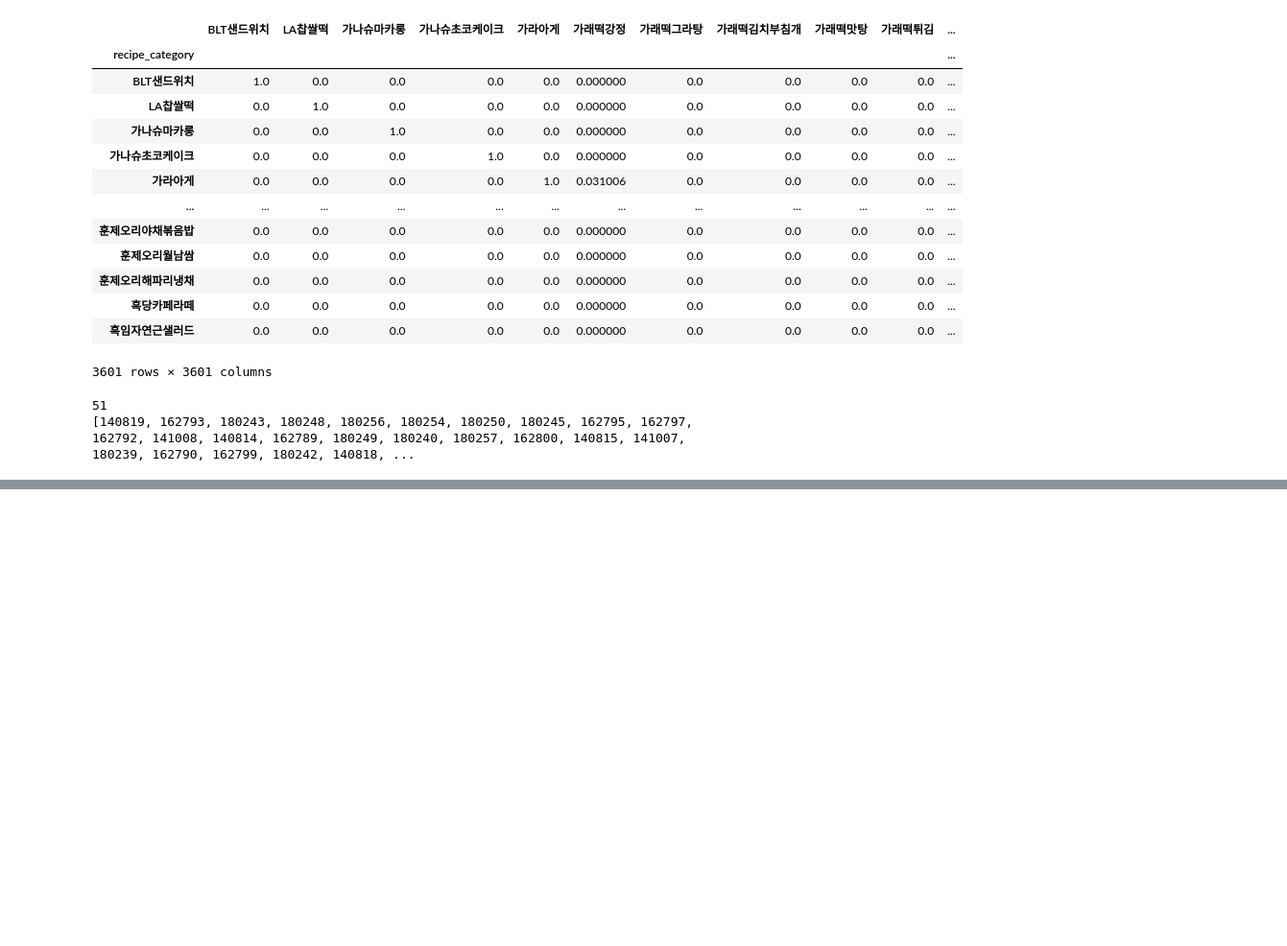
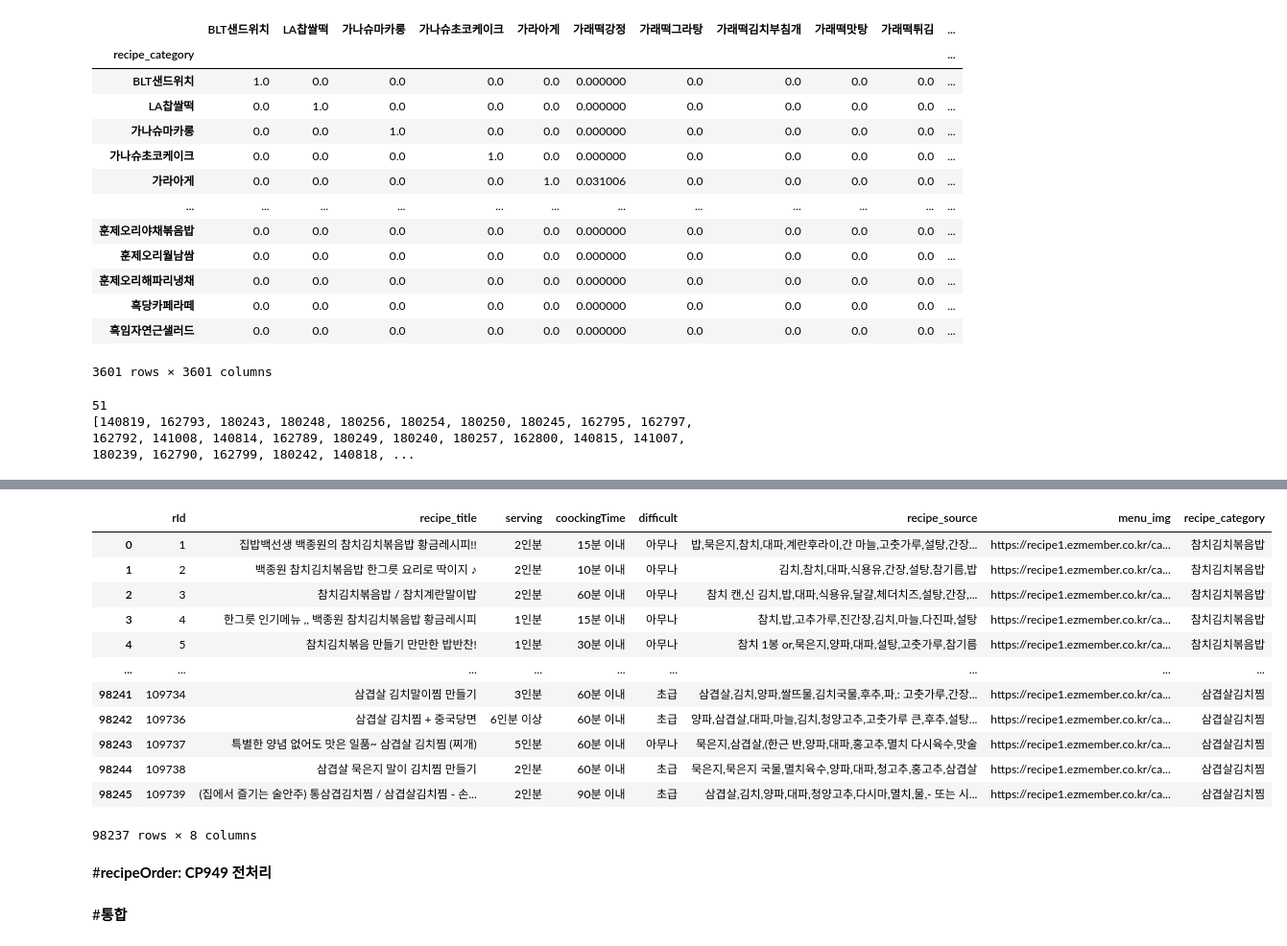
Before and after one commit to ahinkim/Recipick, a Jupyter notebook: Bigdata/bigdata/categoryML.ipynb, the cells around one changed output, grey strips where cells are left out. Shown at 96% size. Saved outputs shown, nothing was run; the diff lists cells and outputs as text; code cells hidden in the pictures; blank space fills up the shorter version.

```diff
--- a/Bigdata/bigdata/categoryML.ipynb
+++ b/Bigdata/bigdata/categoryML.ipynb
@@ -501,0 +448,2 @@ print(recipeList) #recipeList를 전달하고 해당되는 레시피를 클라
+# %%
+recipeData = pd.read_csv('RecipeData.csv',encoding='cp949')
@@ -501,0 +452,2 @@ print(recipeList) #recipeList를 전달하고 해당되는 레시피를 클라
+# %%
+recipeData = recipeData[recipeData['recipe_title'] != '#NAME?']
@@ -501,0 +456,18 @@ print(recipeList) #recipeList를 전달하고 해당되는 레시피를 클라
+# %%
+recipeData.head(98237)
+# %% [output]
+|  | rId | recipe_title | serving | coockingTime | difficult | recipe_source | menu_img | recipe_category |
+| 0 | 1 | 집밥백선생 백종원의 참치김치볶음밥 황금레시피!! | 2인분 | 15분 이내 | 아무나 | 밥,묵은지,참치,대파,계란후라이,간 마늘,고춧가루,설탕,간장... | https://recipe1.ezmember.co.kr/ca... | 참치김치볶음밥 |
+| 1 | 2 | 백종원 참치김치볶음밥 한그릇 요리로 딱이지 ♪ | 2인분 | 10분 이내 | 아무나 | 김치,참치,대파,식용유,간장,설탕,참기름,밥 | https://recipe1.ezmember.co.kr/ca... | 참치김치볶음밥 |
+| 2 | 3 | 참치김치볶음밥 / 참치계란말이밥 | 2인분 | 60분 이내 | 아무나 | 참치 캔,신 김치,밥,대파,식용유,달걀,체더치즈,설탕,간장,... | https://recipe1.ezmember.co.kr/ca... | 참치김치볶음밥 |
+| 3 | 4 | 한그릇 인기메뉴 ,, 백종원 참치김치볶음밥 황금레시피 | 1인분 | 15분 이내 | 아무나 | 참치,밥,고추가루,진간장,김치,마늘,다진파,설탕 | https://recipe1.ezmember.co.kr/ca... | 참치김치볶음밥 |
+| 4 | 5 | 참치김치볶음 만들기 만만한 밥반찬! | 1인분 | 30분 이내 | 아무나 | 참치 1봉 or,묵은지,양파,대파,설탕,고춧가루,참기름 | https://recipe1.ezmember.co.kr/ca... | 참치김치볶음밥 |
+| ... | ... | ... | ... | ... | ... | ... | ... | ... |
+| 98241 | 109734 | 삼겹살 김치말이찜 만들기 | 3인분 | 60분 이내 | 초급 | 삼겹살,김치,양파,쌀뜨물,김치국물,후추,파,: 고춧가루,간장... | https://recipe1.ezmember.co.kr/ca... | 삼겹살김치찜 |
+| 98242 | 109736 | 삼겹살 김치찜 + 중국당면 | 6인분 이상 | 60분 이내 | 초급 | 양파,삼겹살,대파,마늘,김치,청양고추,고춧가루 큰,후추,설탕... | https://recipe1.ezmember.co.kr/ca... | 삼겹살김치찜 |
+| 98243 | 109737 | 특별한 양념 없어도 맛은 일품~ 삼겹살 김치찜 (찌개) | 5인분 | 60분 이내 | 아무나 | 묵은지,삼겹살,(한근 반,양파,대파,홍고추,멸치 다시육수,맛술 | https://recipe1.ezmember.co.kr/ca... | 삼겹살김치찜 |
+| 98244 | 109738 | 삼겹살 묵은지 말이 김치찜 만들기 | 2인분 | 60분 이내 | 초급 | 묵은지,묵은지 국물,멸치육수,양파,대파,청고추,홍고추,삼겹살 | https://recipe1.ezmember.co.kr/ca... | 삼겹살김치찜 |
+| 98245 | 109739 | (집에서 즐기는 술안주) 통삼겹김치찜 / 삼겹살김치찜 - 손... | 2인분 | 90분 이내 | 초급 | 삼겹살,김치,양파,대파,청양고추,다시마,멸치,물,- 또는 시... | https://recipe1.ezmember.co.kr/ca... | 삼겹살김치찜 |
+98237 rows × 8 columns
+# %% [markdown]
+#**recipeOrder: CP949 전처리**
@@ -501,0 +483,2 @@ print(recipeList) #recipeList를 전달하고 해당되는 레시피를 클라
+# %% [markdown]
+#**통합**
```
Also changed, not shown: parts of 60 cells of this notebook, 1 other file.
